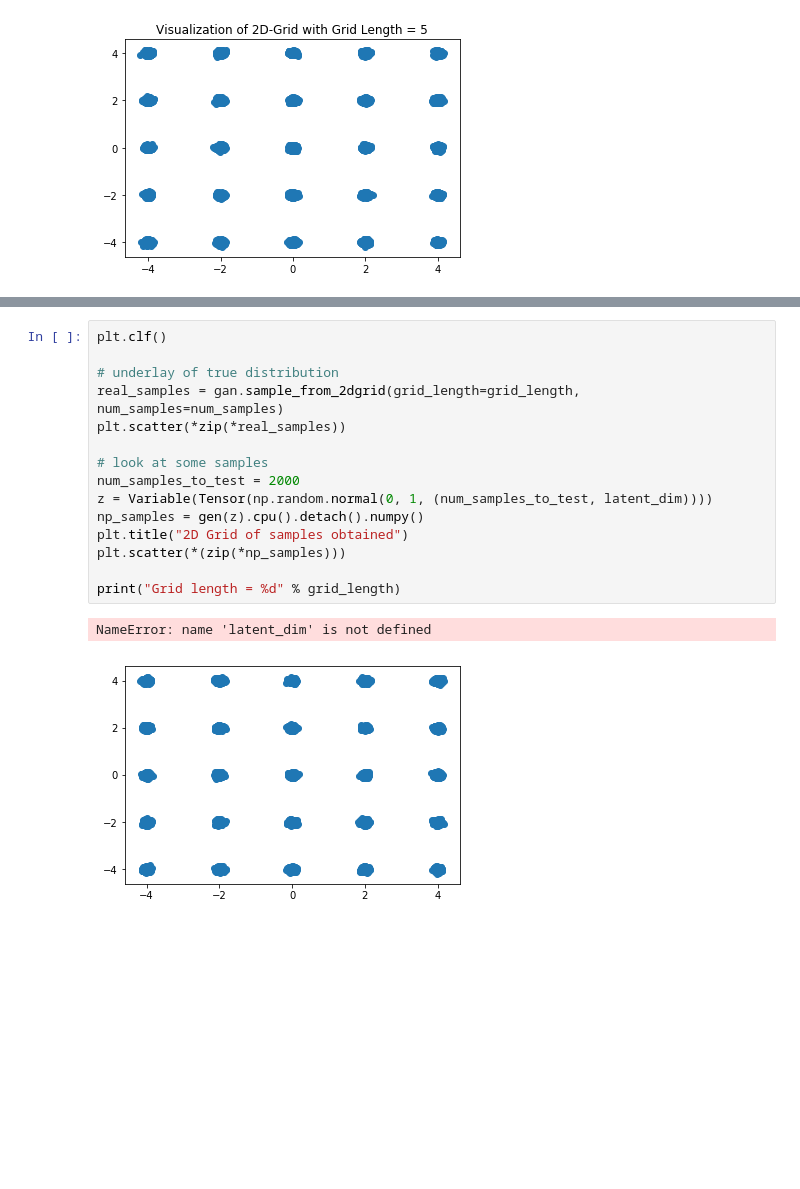
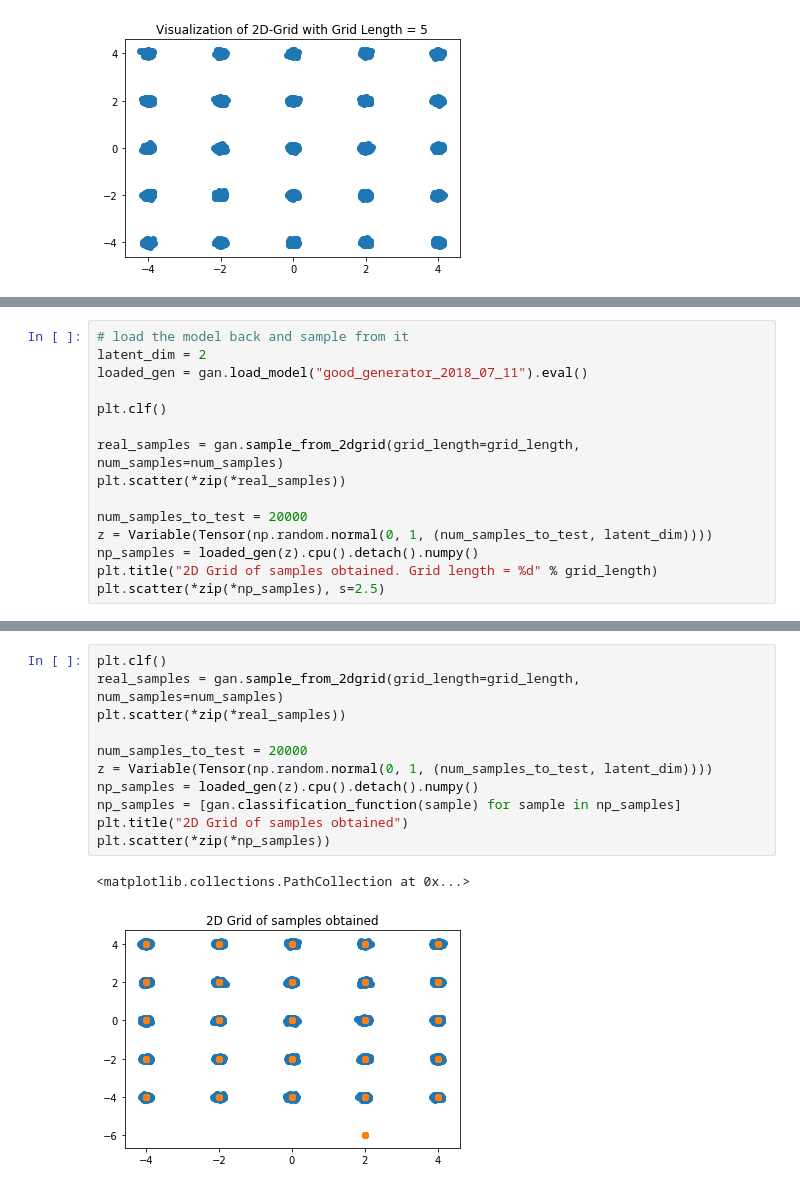
Before and after one commit to narenmanoj/summer-2018-sandbox, a Jupyter notebook: experiments/synthetic/2d_grid.ipynb, the cells around one changed output, grey strips where cells are left out. Saved outputs shown, nothing was run; the diff lists cells and outputs as text; blank space fills up the shorter version.

```diff
--- a/experiments/synthetic/2d_grid.ipynb
+++ b/experiments/synthetic/2d_grid.ipynb
@@ -50,0 +68,15 @@ gen = gan.train(num_samples=num_samples, num_epochs=num_epochs,
+# %%
+# load the model back and sample from it
+latent_dim = 2
+loaded_gen = gan.load_model("good_generator_2018_07_11").eval()
+
+plt.clf()
+
+real_samples = gan.sample_from_2dgrid(grid_length=grid_length, num_samples=num_samples)
+plt.scatter(*zip(*real_samples))
+
+num_samples_to_test = 20000
+z = Variable(Tensor(np.random.normal(0, 1, (num_samples_to_test, latent_dim))))
+np_samples = loaded_gen(z).cpu().detach().numpy()
+plt.title("2D Grid of samples obtained. Grid length = %d" % grid_length)
+plt.scatter(*zip(*np_samples), s=2.5)
@@ -51,18 +86,14 @@ gen = gan.train(num_samples=num_samples, num_epochs=num_epochs,
 # %%
 plt.clf()
-
-# underlay of true distribution
 real_samples = gan.sample_from_2dgrid(grid_length=grid_length, num_samples=num_samples)
 plt.scatter(*zip(*real_samples))
 
-# look at some samples
-num_samples_to_test = 2000
+num_samples_to_test = 20000
 z = Variable(Tensor(np.random.normal(0, 1, (num_samples_to_test, latent_dim))))
-np_samples = gen(z).cpu().detach().numpy()
+np_samples = loaded_gen(z).cpu().detach().numpy()
+np_samples = [gan.classification_function(sample) for sample in np_samples]
 plt.title("2D Grid of samples obtained")
-plt.scatter(*(zip(*np_samples)))
-
-print("Grid length = %d" % grid_length)
+plt.scatter(*zip(*np_samples))
 # %% [output]
-NameError: name 'latent_dim' is not defined
+<matplotlib.collections.PathCollection at 0x...>
-[figure, old version]
+[figure, new version]
```
Also changed, not shown: parts of 6 cells of this notebook, 1 other file.
